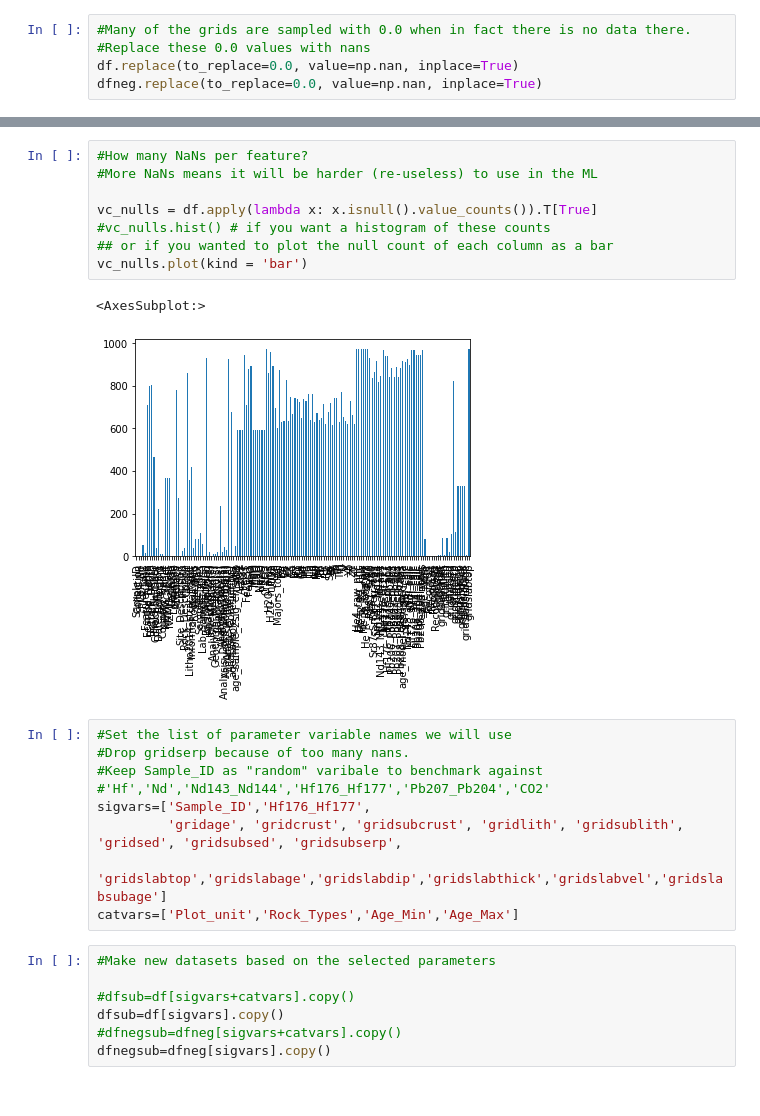
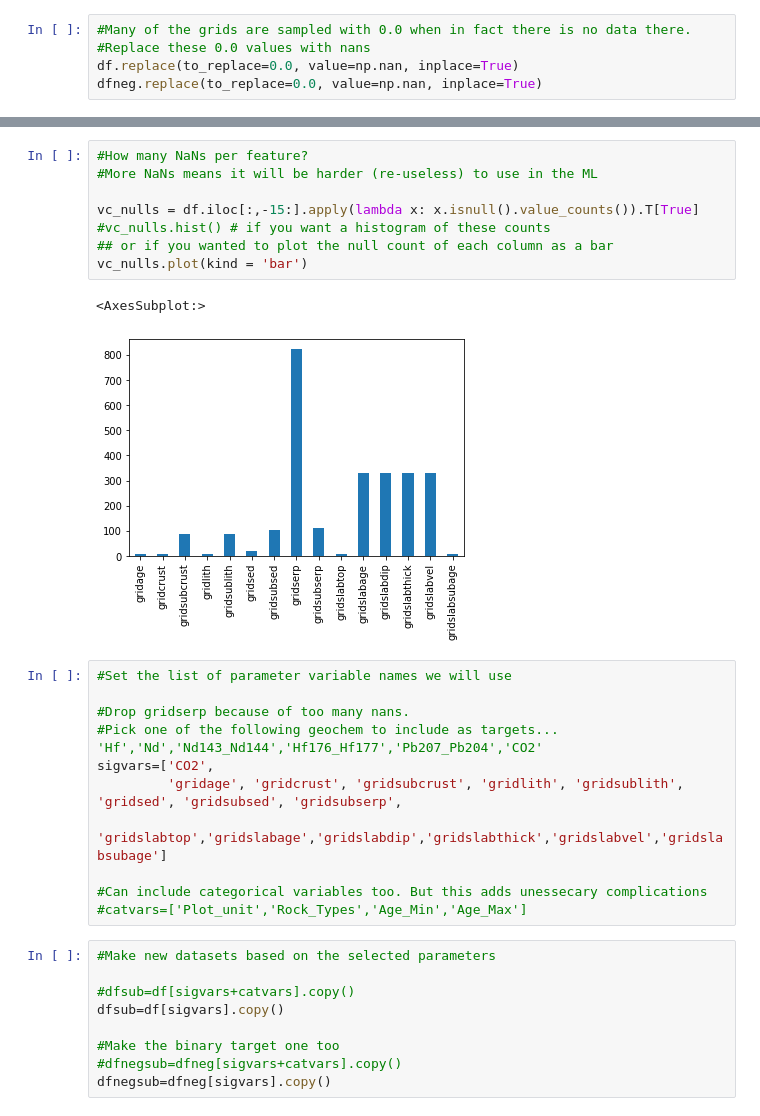
Before and after one commit to Sydney-Informatics-Hub/carbon-volcanics, a Jupyter notebook: VolcanoExplorer.ipynb, the cells around one changed output, grey strips where cells are left out. Drawn from its saved outputs; the diff is of its cells as text.

```diff
--- a/VolcanoExplorer.ipynb
+++ b/VolcanoExplorer.ipynb
@@ -96,28 +118,32 @@ plt.show()
 # %%
 #How many NaNs per feature?
 #More NaNs means it will be harder (re-useless) to use in the ML
 
-vc_nulls = df.apply(lambda x: x.isnull().value_counts()).T[True]
+vc_nulls = df.iloc[:,-15:].apply(lambda x: x.isnull().value_counts()).T[True]
 #vc_nulls.hist() # if you want a histogram of these counts
 ## or if you wanted to plot the null count of each column as a bar
 vc_nulls.plot(kind = 'bar')
 # %% [output]
 <AxesSubplot:>
-[figure, old version]
+[figure, new version]
 # %%
 #Set the list of parameter variable names we will use
+
 #Drop gridserp because of too many nans.
-#Keep Sample_ID as "random" varibale to benchmark against
-#'Hf','Nd','Nd143_Nd144','Hf176_Hf177','Pb207_Pb204','CO2'
-sigvars=['Sample_ID','Hf176_Hf177',
+#Pick one of the following geochem to include as targets... 'Hf','Nd','Nd143_Nd144','Hf176_Hf177','Pb207_Pb204','CO2'
+sigvars=['CO2',
          'gridage', 'gridcrust', 'gridsubcrust', 'gridlith', 'gridsublith', 'gridsed', 'gridsubsed', 'gridsubserp',
         'gridslabtop','gridslabage','gridslabdip','gridslabthick','gridslabvel','gridslabsubage']
-catvars=['Plot_unit','Rock_Types','Age_Min','Age_Max']
+
+#Can include categorical variables too. But this adds unessecary complications
+#catvars=['Plot_unit','Rock_Types','Age_Min','Age_Max']
 # %%
 #Make new datasets based on the selected parameters
 
 #dfsub=df[sigvars+catvars].copy()
 dfsub=df[sigvars].copy()
+
+#Make the binary target one too
 #dfnegsub=dfneg[sigvars+catvars].copy()
 dfnegsub=dfneg[sigvars].copy()
 # %%
```
Also changed, not shown: parts of 12 cells of this notebook, 7 other files.
